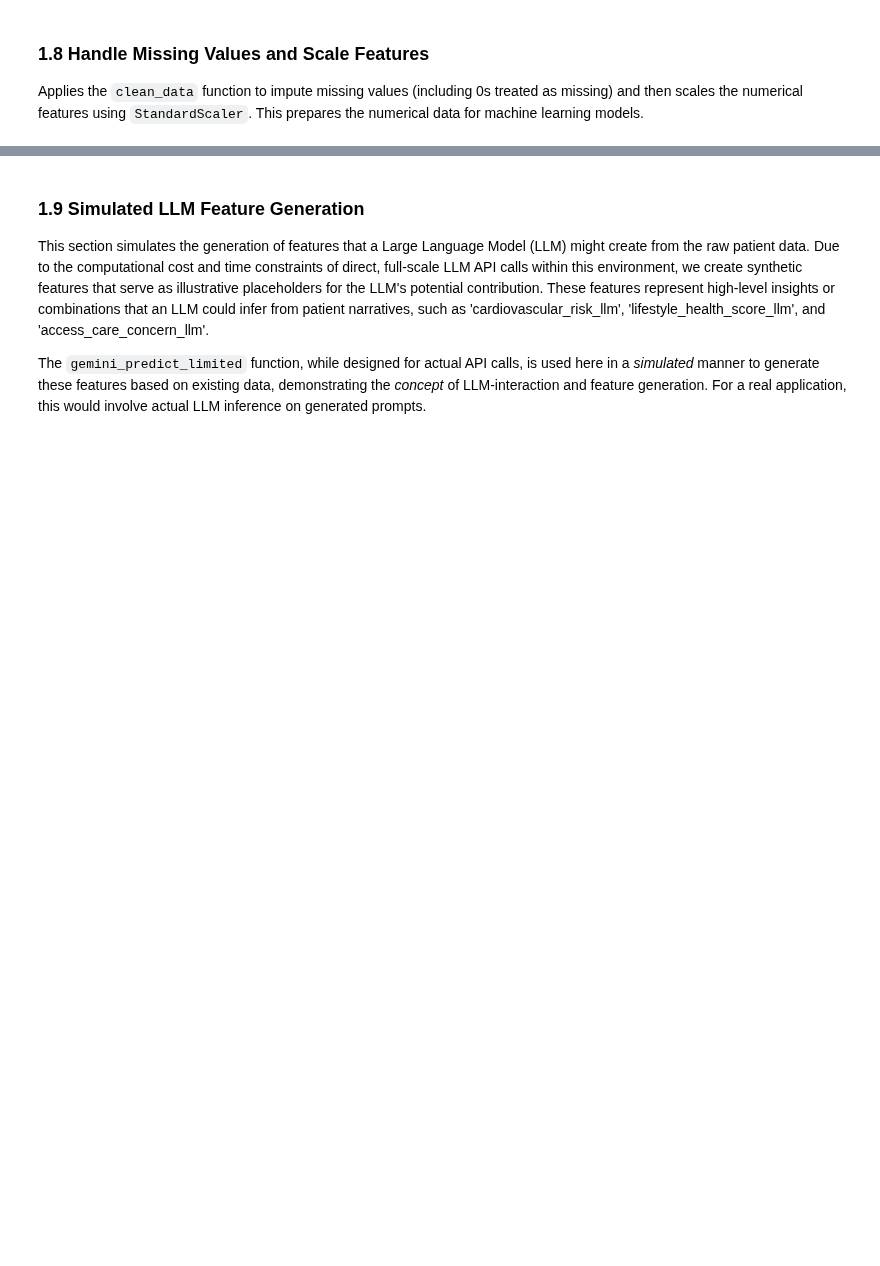
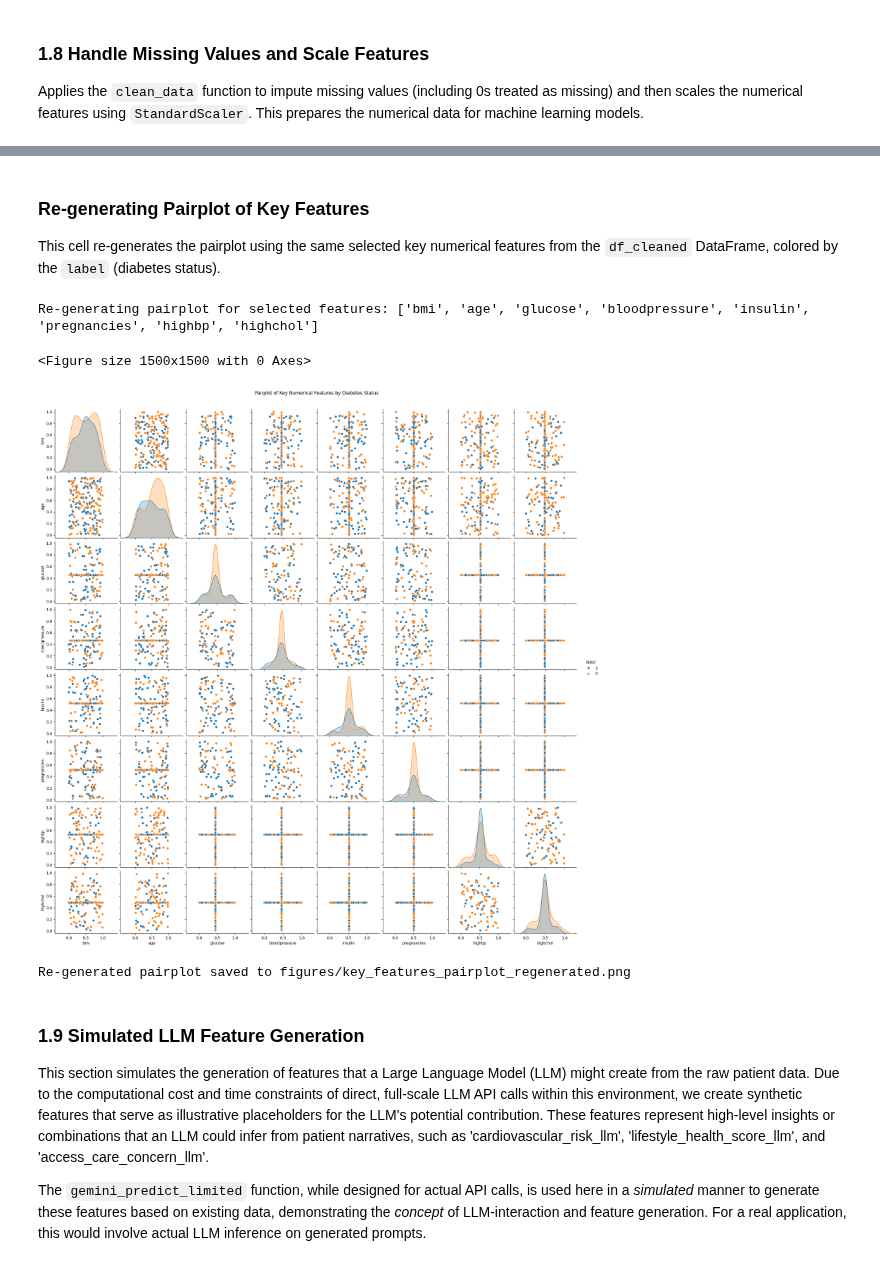
Before and after one commit to LoneBanana/Diabetes-Risk-Prediction, a Jupyter notebook: HybridAIForDiabetes (1).ipynb, the cells around one changed output, grey strips where cells are left out. Drawn from its saved outputs; the diff is of its cells as text; code cells hidden in the pictures; blank space fills up the shorter version.

Commit message:
Plots for correlation testing

```diff
--- a/HybridAIForDiabetes (1).ipynb
+++ b/HybridAIForDiabetes (1).ipynb
@@ -591,5 +598,43 @@ Cleaned and Scaled Data Head (first 5 rows):
 
 [5 rows x 27 columns]
+# %% [markdown]
+### Re-generating Pairplot of Key Features
+
+This cell re-generates the pairplot using the same selected key numerical features from the `df_cleaned` DataFrame, colored by the `label` (diabetes status).
+# %%
+import seaborn as sns
+import matplotlib.pyplot as plt
+import os
+
+# The previously defined set of key numerical features
+selected_features_for_pairplot = [
+    'bmi', 'age', 'glucose', 'bloodpressure', 'insulin', 'pregnancies', 'highbp', 'highchol'
+]
+
+# Filter df_cleaned to include only selected features and the label
+df_for_pairplot = df_cleaned[selected_features_for_pairplot + ['label']].copy()
+
+# Convert label to object type for better color differentiation in pairplot
+df_for_pairplot['label'] = df_for_pairplot['label'].astype(str)
+
+print(f"Re-generating pairplot for selected features: {selected_features_for_pairplot}")
+
+# Generate the pairplot
+plt.figure(figsize=(15, 15))
+sns.pairplot(df_for_pairplot, hue='label', diag_kind='kde')
+plt.suptitle('Pairplot of Key Numerical Features by Diabetes Status', y=1.02)
+
+# Save the plot (you can change the filename if you want to keep both versions)
+pairplot_save_path = os.path.join(FIGURES_DIR, 'key_features_pairplot_regenerated.png')
+plt.savefig(pairplot_save_path, bbox_inches='tight')
+plt.show()
+
+print(f"Re-generated pairplot saved to {pairplot_save_path}")
+# %% [output]
+Re-generating pairplot for selected features: ['bmi', 'age', 'glucose', 'bloodpressure', 'insulin', 'pregnancies', 'highbp', 'highchol']
+<Figure size 1500x1500 with 0 Axes>
+[figure, added]
+Re-generated pairplot saved to figures/key_features_pairplot_regenerated.png
 # %% [markdown]
 ### 1.9 Simulated LLM Feature Generation
 
```
Also changed, not shown: parts of 21 cells of this notebook.
